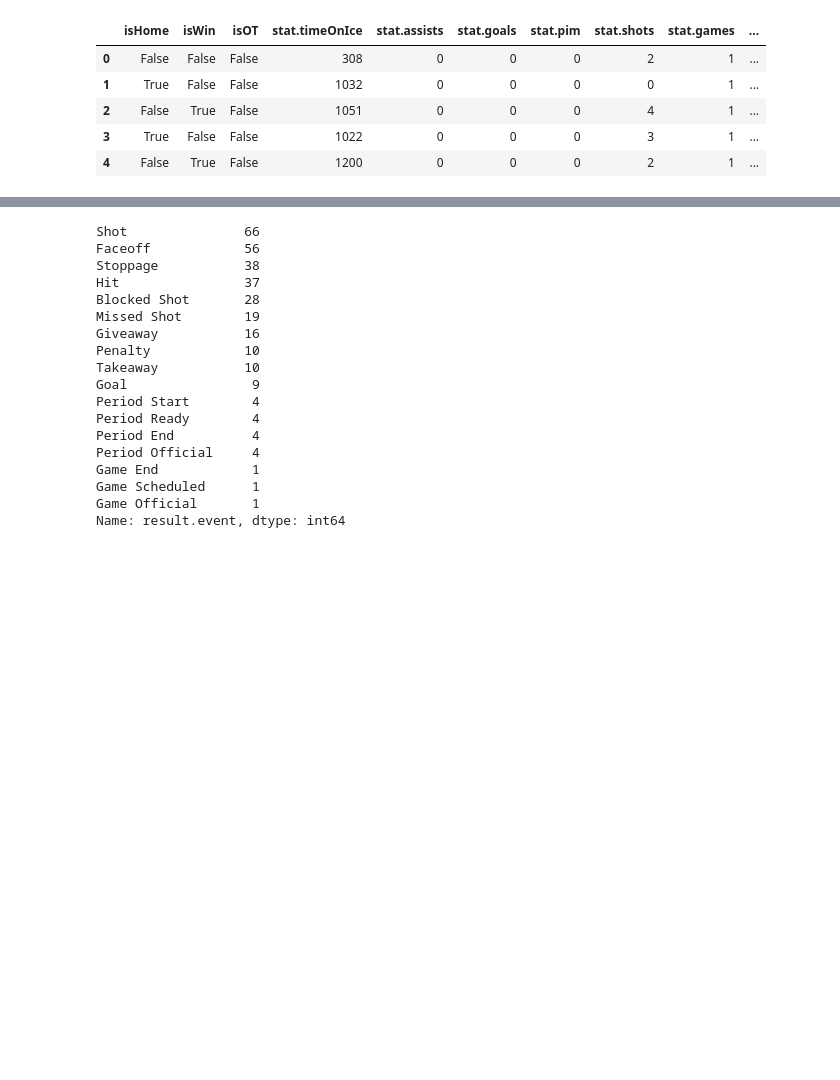
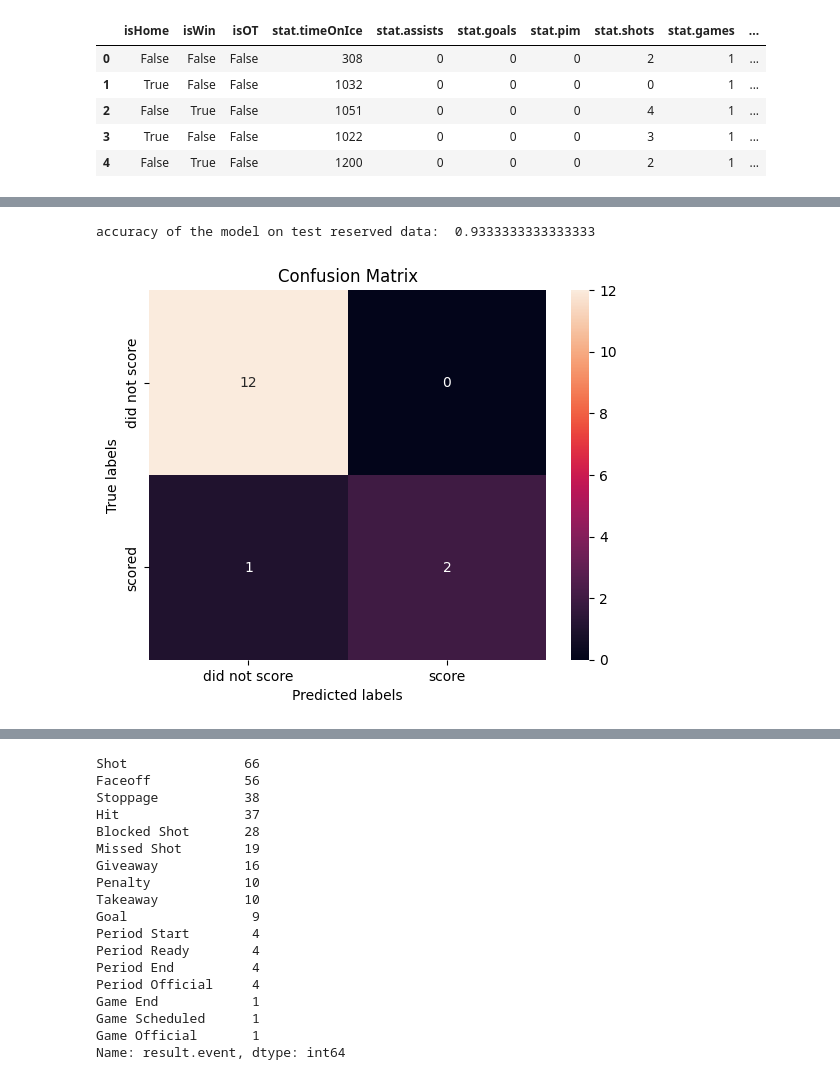
Before and after one commit to ElBennito39/fantasy_hockey_manager, a Jupyter notebook: NHL-data-exploration.ipynb, the cells around one changed output, grey strips where cells are left out. Saved outputs shown, nothing was run; the diff lists cells and outputs as text; code cells hidden in the pictures; blank space fills up the shorter version.

Commit message:
attempted PCA. created LR model and tested.

```diff
--- a/NHL-data-exploration.ipynb
+++ b/NHL-data-exploration.ipynb
@@ -534,0 +562,3 @@ data.head()
+# %%
+#split the data for training and testing
+X_train, X_test, Y_train, Y_test = train_test_split(X, Y, test_size=0.2, random_state=42)
@@ -534,0 +570,14 @@ data.head()
+# %%
+LR_model = LogisticRegression(random_state=42)
+# %%
+param_grid = {
+    'solver': ['newton-cg', 'lbfgs', 'liblinear'],
+    'penalty': ['l1', 'l2', 'elasticnet'],
+    'C': [0.01, 0.1, 1, 10, 100],
+}
+
+
+LR_gridsearch = GridSearchCV(LR_model, param_grid, cv=10)
+LR_gridsearch.fit(X_train, Y_train)
+print(LR_gridsearch.best_params_)
+print("accuracy: ", LR_gridsearch.best_score_)
@@ -535,3 +604,22 @@ data.head()
+# %%
+def plot_confusion_matrix(y,y_predict):
+    "this function plots the confusion matrix"
+    from sklearn.metrics import confusion_matrix
+
+    cm = confusion_matrix(y, y_predict)
+    ax= plt.subplot()
+    sns.heatmap(cm, annot=True, ax = ax); #annot=True to annotate cells
+    ax.set_xlabel('Predicted labels')
+    ax.set_ylabel('True labels')
+    ax.set_title('Confusion Matrix');
+    ax.xaxis.set_ticklabels(['did not score', 'score']); ax.yaxis.set_ticklabels(['did not score', 'scored'])
+# %%
+print("accuracy of the model on test reserved data: ", LR_gridsearch.score(X_test,Y_test))
+yhat=LR_gridsearch.predict(X_test)
+plot_confusion_matrix(Y_test,yhat)
+# %% [output]
+accuracy of the model on test reserved data:  0.9333333333333333
+[figure, added]
 # %%
 # NHL_response = requests.get("https://statsapi.web.nhl.com/api/v1/schedule?teamId=55&startDate=2022-10-08&endDate=2023-04-18")
 NHL_response = game_live(2022020009)
```
Also changed, not shown: parts of 21 cells of this notebook.
